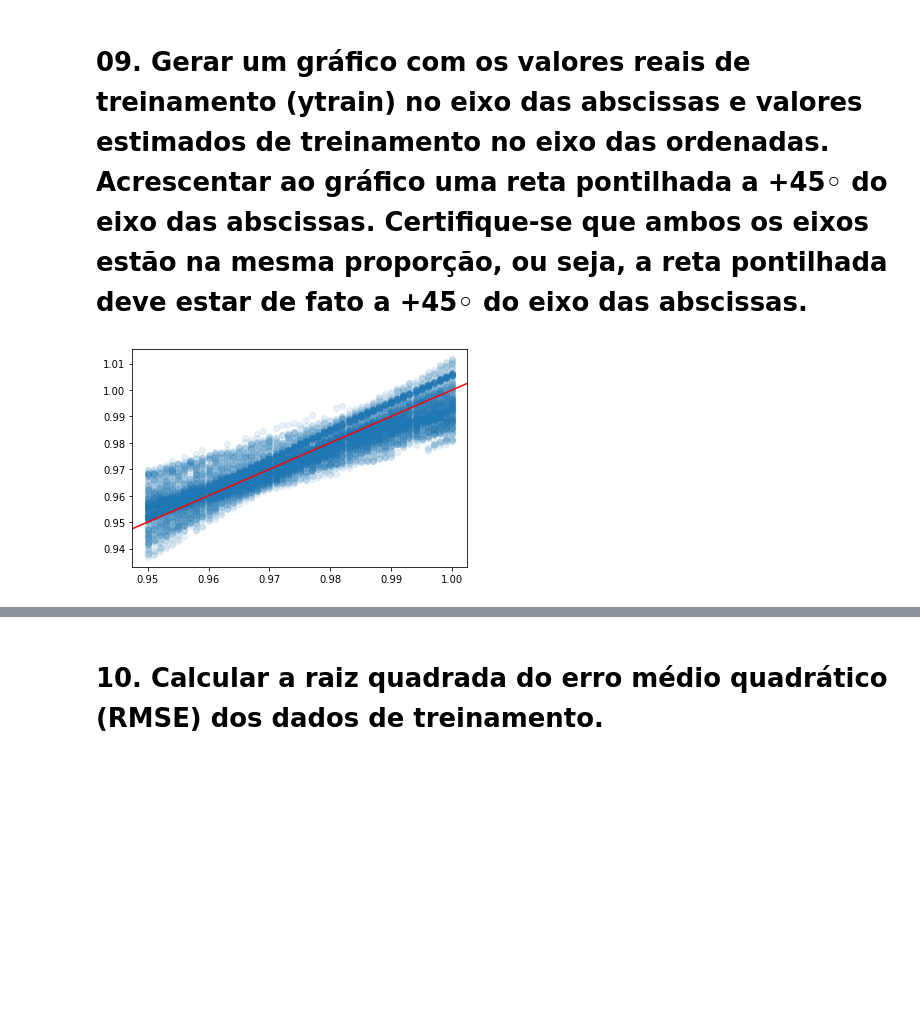
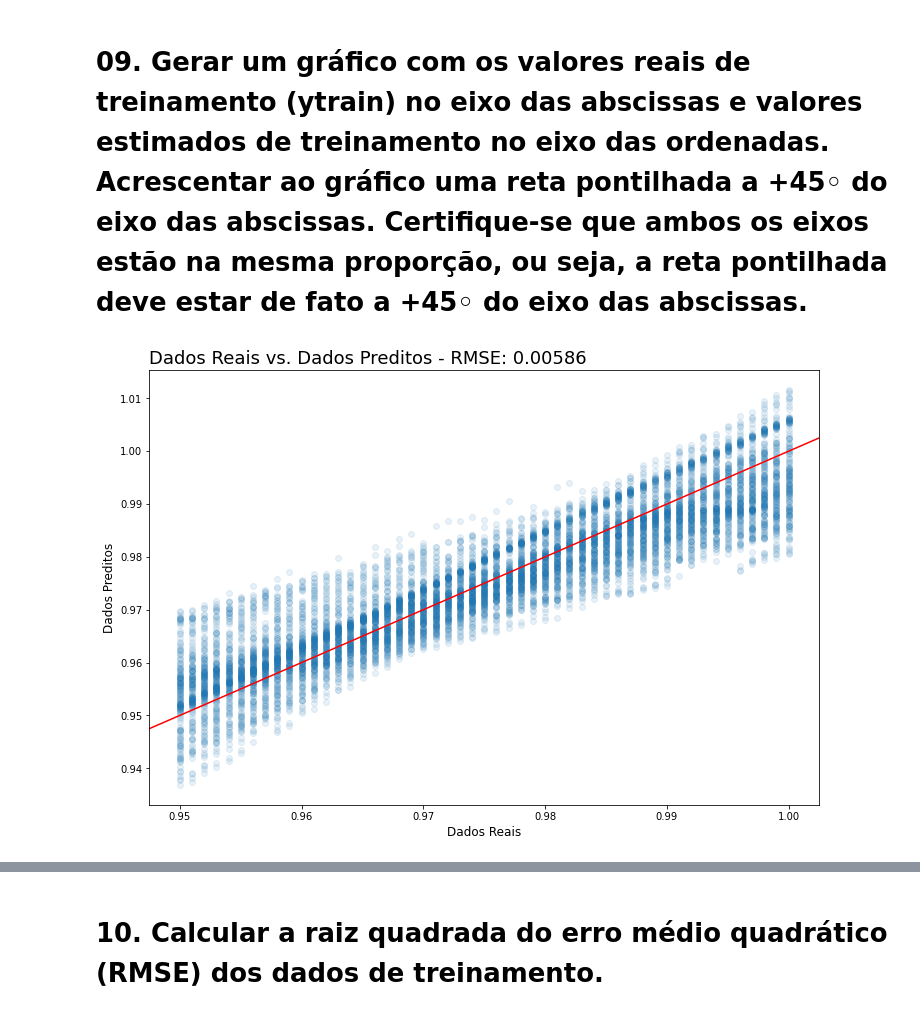
Before and after one commit to diascarolina/fundamentos-analise-dados, a Jupyter notebook: trabalho01_regressao/trabalho01_regressao_naval_dataset.ipynb, the cells around one changed output, grey strips where cells are left out. Drawn from its saved outputs; the diff is of its cells as text; code cells hidden in the pictures; blank space fills up the shorter version.

```diff
--- a/trabalho01_regressao/trabalho01_regressao_naval_dataset.ipynb
+++ b/trabalho01_regressao/trabalho01_regressao_naval_dataset.ipynb
@@ -193,10 +227,8 @@ for i in range(len(X_test)):
     y_test_preds.append(np.dot(np.squeeze(coefs_lineares), add_ones_column(X_test)[i]))
 # %% [markdown]
 # 09. Gerar um gráfico com os valores reais de treinamento (ytrain) no eixo das abscissas e valores estimados de treinamento  no eixo das ordenadas. Acrescentar ao gráfico uma reta pontilhada a +45◦ do eixo das abscissas. Certifique-se que ambos os eixos estão na mesma proporção, ou seja, a reta pontilhada deve estar de fato a +45◦ do eixo das abscissas.
-# %%
-plt.scatter(x=y_train, y=y_train_preds, alpha=0.1)
-plt.axline((1, 1), slope=1, color='r')
-plt.show()
-# %% [output]
-[figure, removed]
+# %%
+plot_data(x=y_train, y=y_train_preds)
+# %% [output]
+[figure, added]
 # %%
```
Also changed, not shown: parts of 17 cells of this notebook.
